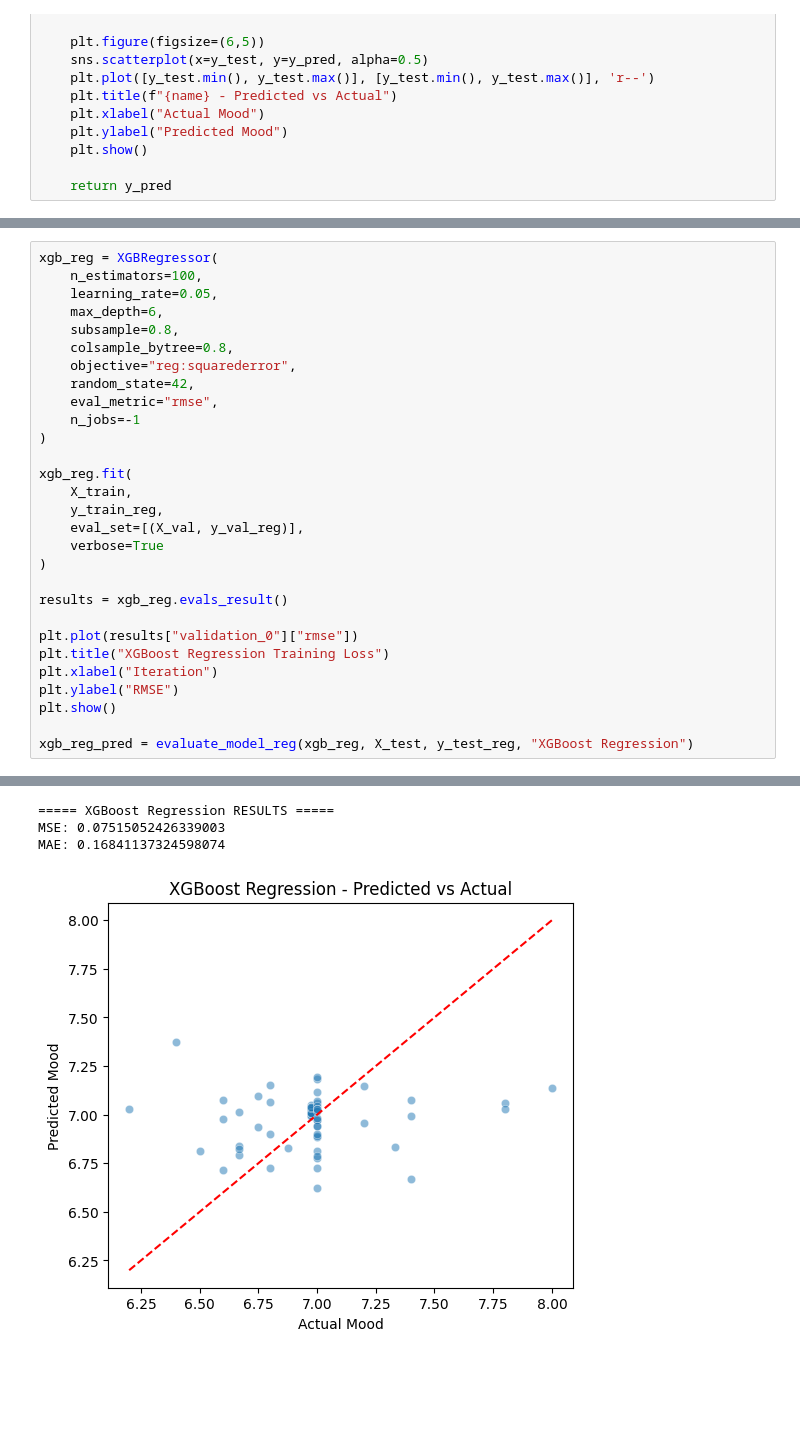
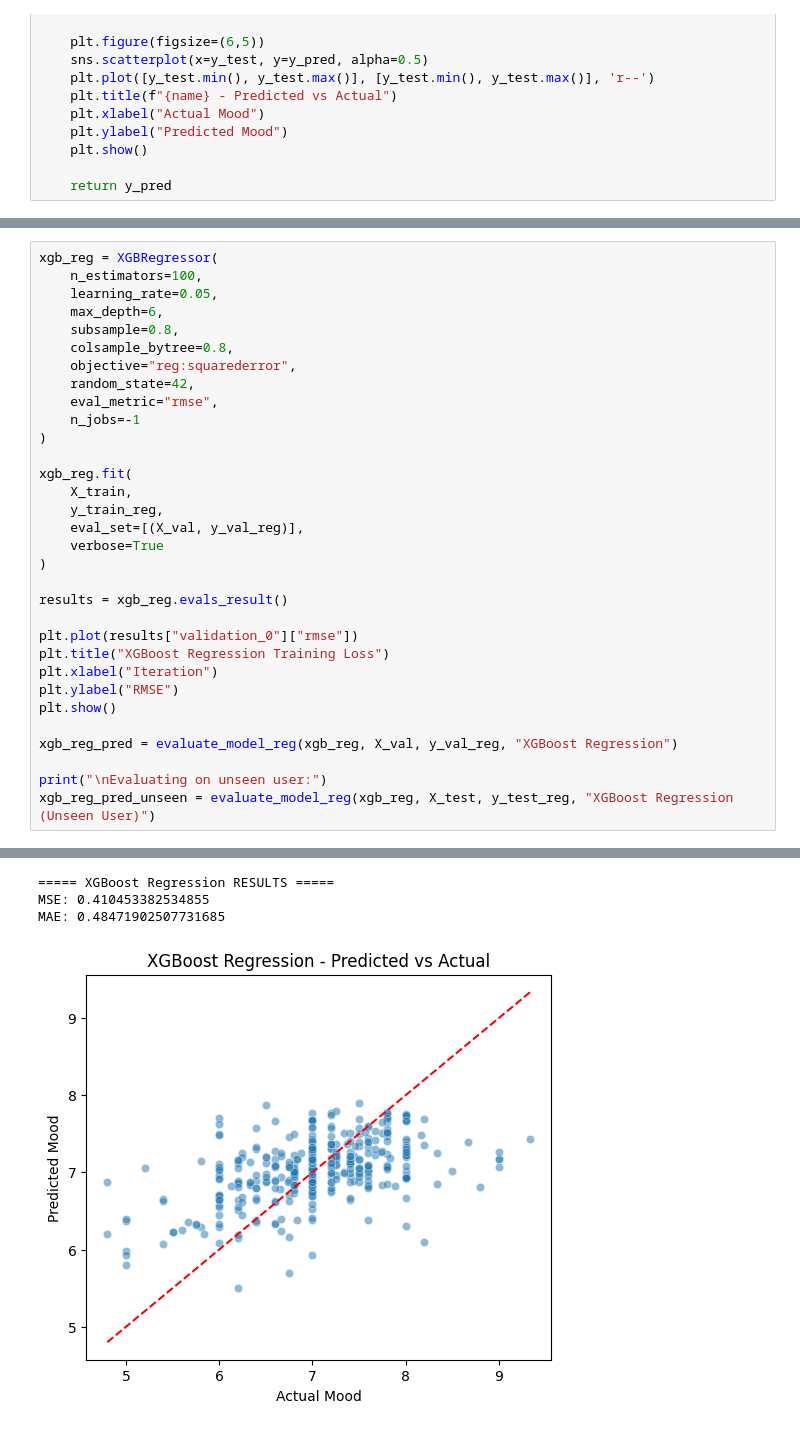
Before and after one commit to amee342/DataMining, a Jupyter notebook: data_exploratory_raghav.ipynb, the cells around one changed output, grey strips where cells are left out. Drawn from its saved outputs; the diff is of its cells as text; blank space fills up the shorter version.

```diff
--- a/data_exploratory_raghav.ipynb
+++ b/data_exploratory_raghav.ipynb
@@ -1306,34 +1376,37 @@ xgb_reg.fit(
 )
 
 results = xgb_reg.evals_result()
 
 plt.plot(results["validation_0"]["rmse"])
 plt.title("XGBoost Regression Training Loss")
 plt.xlabel("Iteration")
 plt.ylabel("RMSE")
 plt.show()
 
-xgb_reg_pred = evaluate_model_reg(xgb_reg, X_test, y_test_reg, "XGBoost Regression")
+xgb_reg_pred = evaluate_model_reg(xgb_reg, X_val, y_val_reg, "XGBoost Regression")
+
+print("\nEvaluating on unseen user:")
+xgb_reg_pred_unseen = evaluate_model_reg(xgb_reg, X_test, y_test_reg, "XGBoost Regression (Unseen User)")
 # %% [output]
 [0]     validation_0-rmse:0.72841
 [1]     validation_0-rmse:0.72433
 [2]     validation_0-rmse:0.71681
 [3]     validation_0-rmse:0.70973
 [4]     validation_0-rmse:0.70284
 [5]     validation_0-rmse:0.69849
 [6]     validation_0-rmse:0.69345
 [7]     validation_0-rmse:0.68747
 [8]     validation_0-rmse:0.68041
 [9]     validation_0-rmse:0.67321
 [10]    validation_0-rmse:0.66966
 [11]    validation_0-rmse:0.66602
 ... (84 lines left out)
 [96]    validation_0-rmse:0.64010
 [97]    validation_0-rmse:0.64042
 [98]    validation_0-rmse:0.64082
 [99]    validation_0-rmse:0.64067
 [figure]
 ===== XGBoost Regression RESULTS =====
-MSE: 0.07515052426339003
-MAE: 0.16841137324598074
+MSE: 0.410453382534855
+MAE: 0.48471902507731685
-[figure, old version]
+[figure, new version]
```
Also changed, not shown: parts of 6 cells of this notebook.
